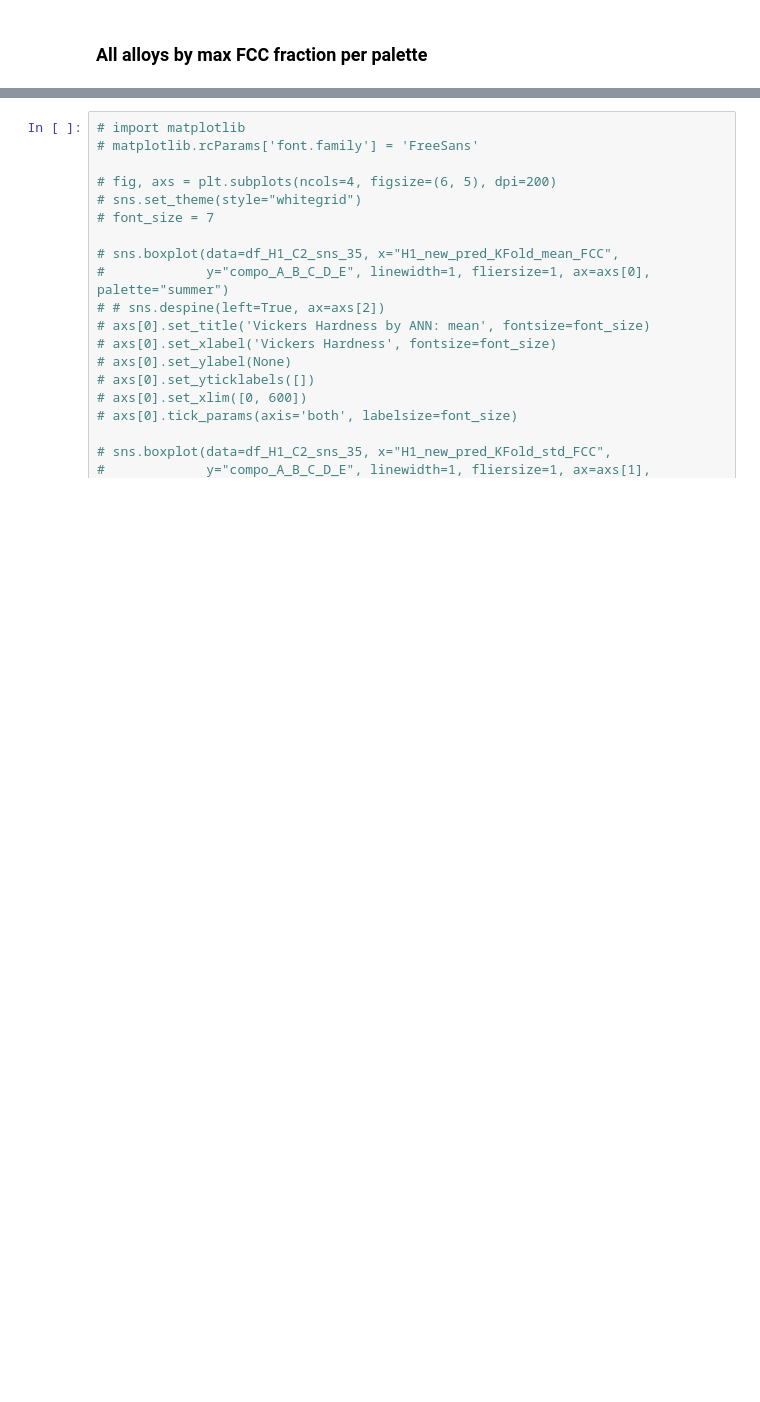
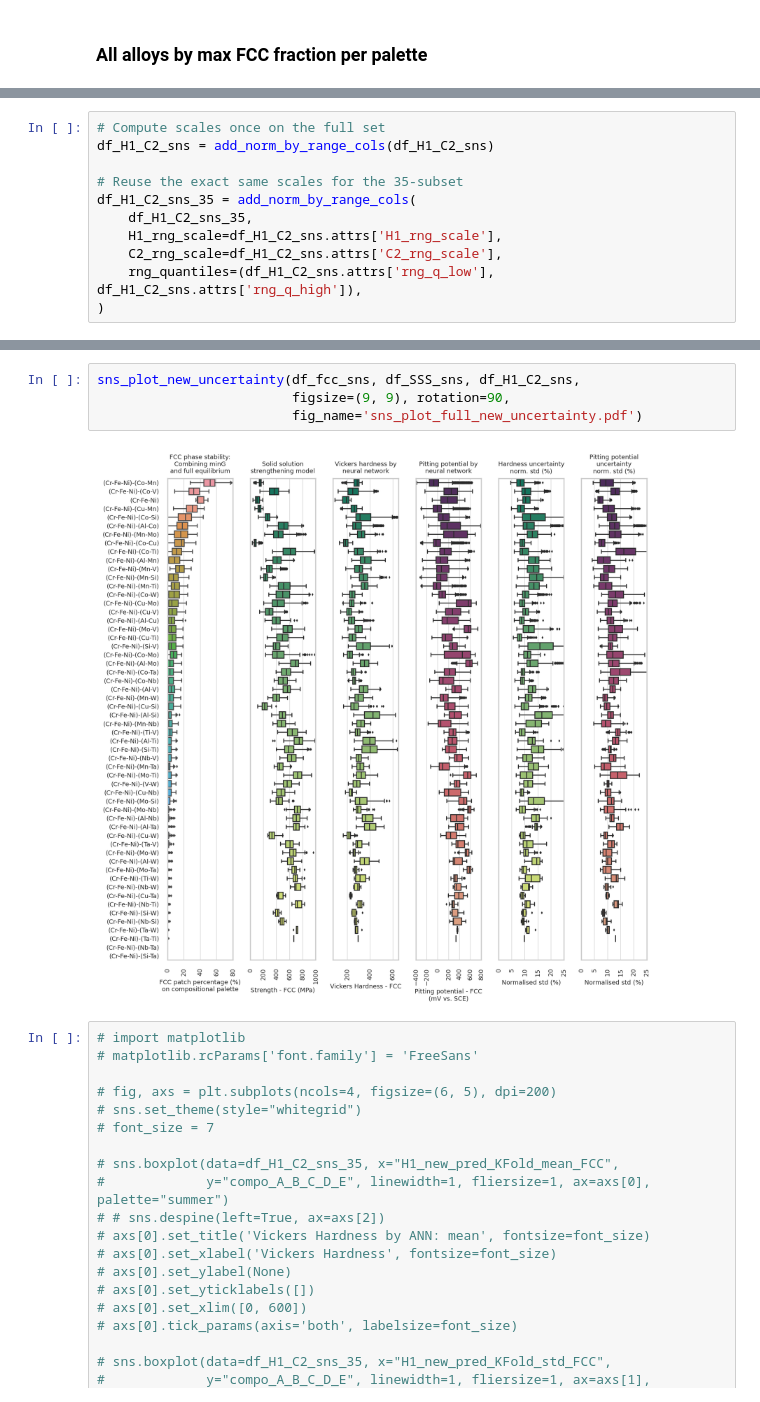
Before and after one commit to YXWU2014/CCA_CALPHAD_SSS_ML, a Jupyter notebook: sns_plot.ipynb, the cells around one changed output, grey strips where cells are left out. Saved outputs shown, nothing was run; the diff lists cells and outputs as text; blank space fills up the shorter version.

```diff
--- a/sns_plot.ipynb
+++ b/sns_plot.ipynb
@@ -495,0 +713,11 @@ sns_plot_new(df_fcc_sns, df_SSS_sns, df_H1_C2_sns,
+# %%
+# Compute scales once on the full set
+df_H1_C2_sns = add_norm_by_range_cols(df_H1_C2_sns)
+
+# Reuse the exact same scales for the 35-subset
+df_H1_C2_sns_35 = add_norm_by_range_cols(
+    df_H1_C2_sns_35,
+    H1_rng_scale=df_H1_C2_sns.attrs['H1_rng_scale'],
+    C2_rng_scale=df_H1_C2_sns.attrs['C2_rng_scale'],
+    rng_quantiles=(df_H1_C2_sns.attrs['rng_q_low'], df_H1_C2_sns.attrs['rng_q_high']),
+)
@@ -496,3 +818,9 @@ sns_plot_new(df_fcc_sns, df_SSS_sns, df_H1_C2_sns,
+# %%
+sns_plot_new_uncertainty(df_fcc_sns, df_SSS_sns, df_H1_C2_sns,
+                         figsize=(9, 9), rotation=90,
+                         fig_name='sns_plot_full_new_uncertainty.pdf')
+# %% [output]
+[figure, added]
 # %%
 # import matplotlib
 # matplotlib.rcParams['font.family'] = 'FreeSans'
```
Also changed, not shown: parts of 17 cells of this notebook, 9 other files.
